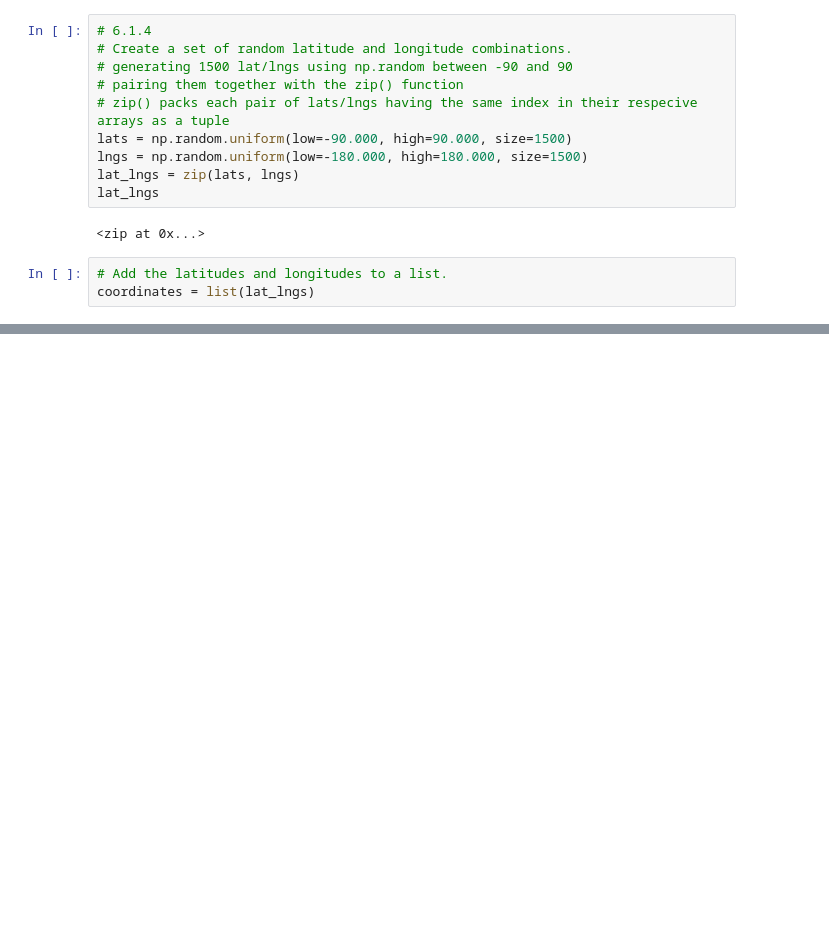
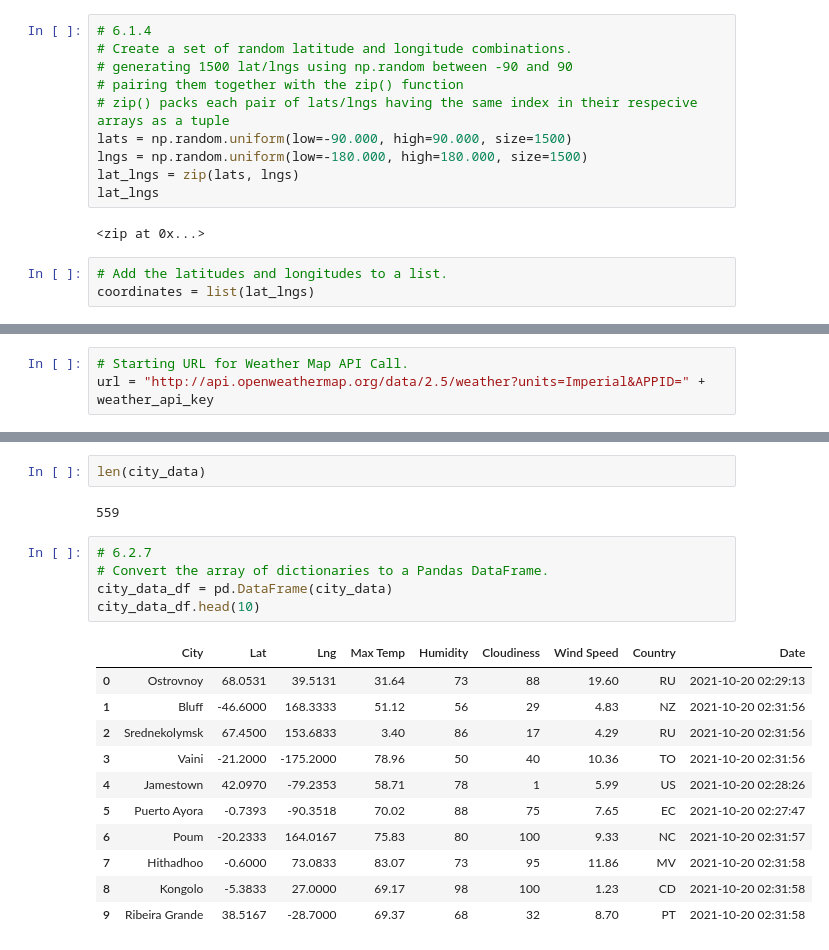
Before and after one commit to chefcramer/World_Weather_Analysis, a Jupyter notebook: WeatherPy.ipynb, the cells around one changed output, grey strips where cells are left out. Saved outputs shown, nothing was run; the diff lists cells and outputs as text; blank space fills up the shorter version.

```diff
--- a/WeatherPy.ipynb
+++ b/WeatherPy.ipynb
@@ -36,0 +42,3 @@ AttributeError: module 'citipy' has no attribute 'nearest_city'
+# %%
+# Starting URL for Weather Map API Call.
+url = "http://api.openweathermap.org/data/2.5/weather?units=Imperial&APPID=" + weather_api_key
@@ -36,0 +131,21 @@ AttributeError: module 'citipy' has no attribute 'nearest_city'
+# %%
+len(city_data)
+# %% [output]
+559
+# %%
+# 6.2.7
+# Convert the array of dictionaries to a Pandas DataFrame.
+city_data_df = pd.DataFrame(city_data)
+city_data_df.head(10)
+# %% [output]
+|  | City | Lat | Lng | Max Temp | Humidity | Cloudiness | Wind Speed | Country | Date |
+| 0 | Ostrovnoy | 68.0531 | 39.5131 | 31.64 | 73 | 88 | 19.60 | RU | 2021-10-20 02:29:13 |
+| 1 | Bluff | -46.6000 | 168.3333 | 51.12 | 56 | 29 | 4.83 | NZ | 2021-10-20 02:31:56 |
+| 2 | Srednekolymsk | 67.4500 | 153.6833 | 3.40 | 86 | 17 | 4.29 | RU | 2021-10-20 02:31:56 |
+| 3 | Vaini | -21.2000 | -175.2000 | 78.96 | 50 | 40 | 10.36 | TO | 2021-10-20 02:31:56 |
+| 4 | Jamestown | 42.0970 | -79.2353 | 58.71 | 78 | 1 | 5.99 | US | 2021-10-20 02:28:26 |
+| 5 | Puerto Ayora | -0.7393 | -90.3518 | 70.02 | 88 | 75 | 7.65 | EC | 2021-10-20 02:27:47 |
+| 6 | Poum | -20.2333 | 164.0167 | 75.83 | 80 | 100 | 9.33 | NC | 2021-10-20 02:31:57 |
+| 7 | Hithadhoo | -0.6000 | 73.0833 | 83.07 | 73 | 95 | 11.86 | MV | 2021-10-20 02:31:58 |
+| 8 | Kongolo | -5.3833 | 27.0000 | 69.17 | 98 | 100 | 1.23 | CD | 2021-10-20 02:31:58 |
+| 9 | Ribeira Grande | 38.5167 | -28.7000 | 69.37 | 68 | 32 | 8.70 | PT | 2021-10-20 02:31:58 |
```
Also changed, not shown: parts of 6 cells of this notebook.
